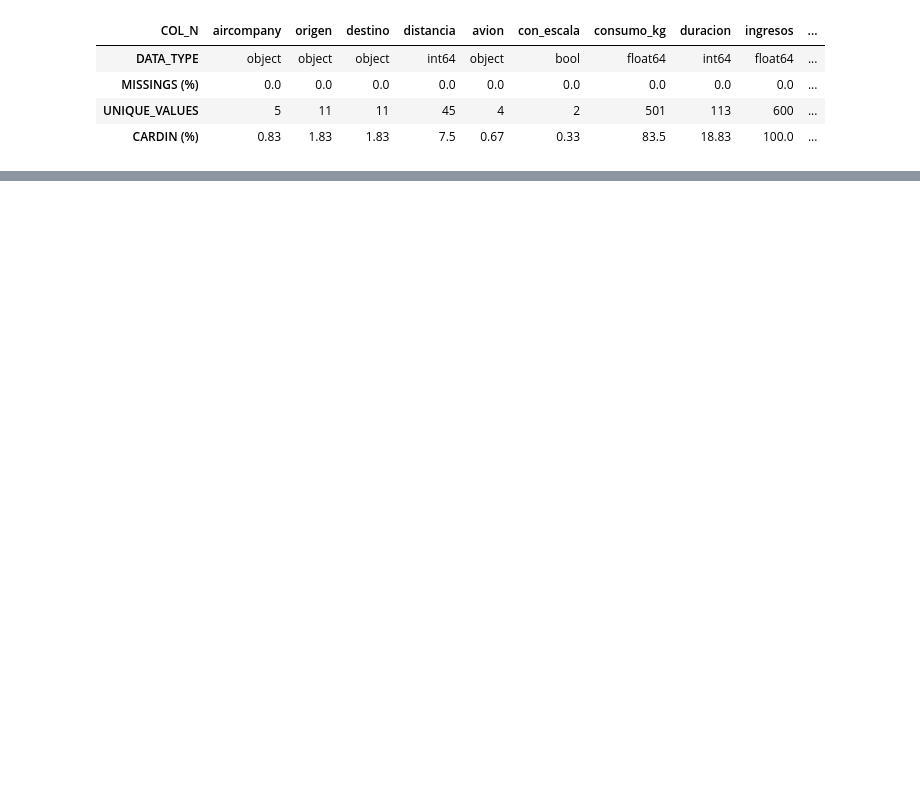
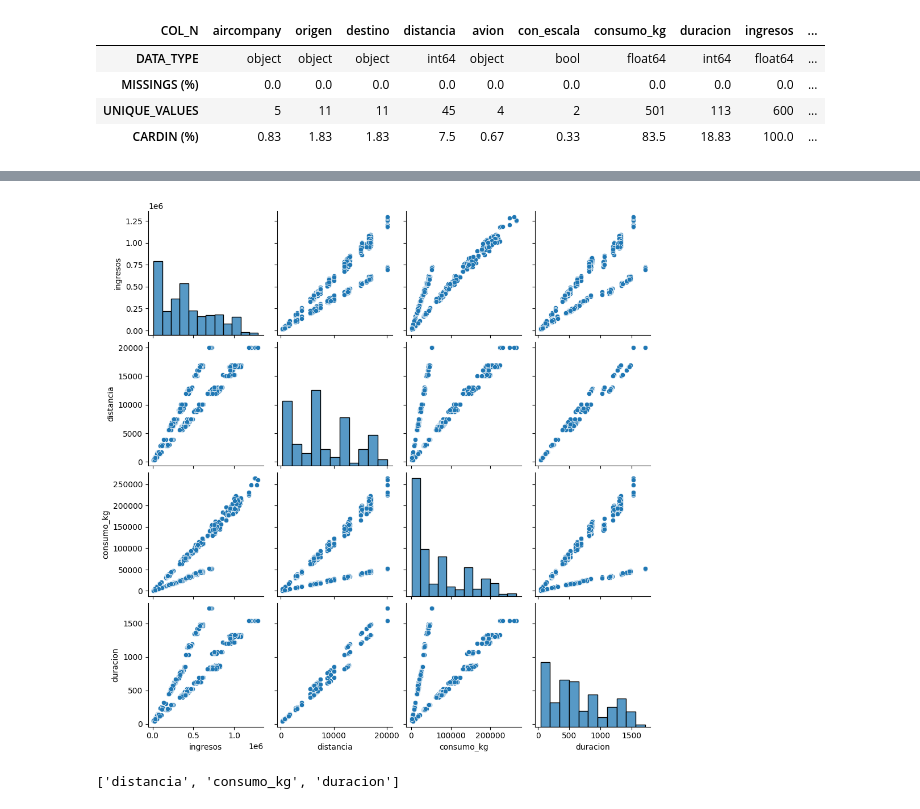
Before and after one commit to eleacos/DS-Online-Elena-Acosta, a Jupyter notebook: Team_Challenges/TC_03_Sprint_09_ToolBox/ejemplo_toolbox.ipynb, the cells around one changed output, grey strips where cells are left out. Drawn from its saved outputs; the diff is of its cells as text; code cells hidden in the pictures; blank space fills up the shorter version.

```diff
--- a/Team_Challenges/TC_03_Sprint_09_ToolBox/ejemplo_toolbox.ipynb
+++ b/Team_Challenges/TC_03_Sprint_09_ToolBox/ejemplo_toolbox.ipynb
@@ -81,0 +105,3 @@ tb.tipifica_variables(df, umbral_categoria=10, umbral_continua=0.2)
+# %%
+features_num = tb.get_features_num_regression(df, target_col="ingresos", umbral_corr=0.3, pvalue=0.05)
+features_num
@@ -81,0 +113,8 @@ tb.tipifica_variables(df, umbral_categoria=10, umbral_continua=0.2)
+# %%
+tb.plot_features_num_regression(df, target_col="ingresos",columns= features_num, umbral_corr=0.3, pvalue= 0.05)
+
+# FALTA argumento en descripción de "columnas"
+# columns= columnas_seleccionadas → será porque ha sido creada dentro??
+# %% [output]
+[figure, added]
+['distancia', 'consumo_kg', 'duracion']
```
Also changed, not shown: parts of 18 cells of this notebook, 1 other file.
